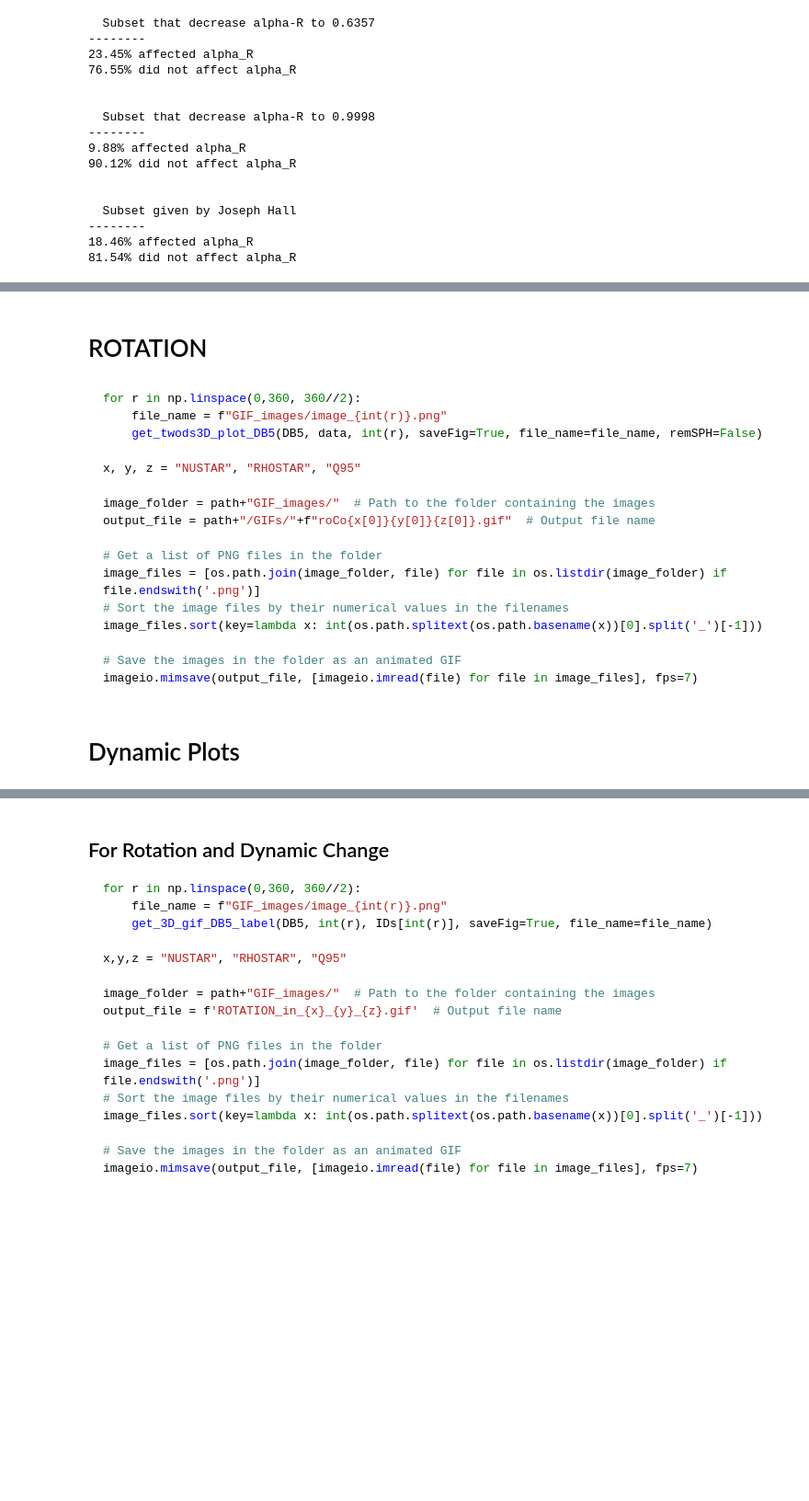
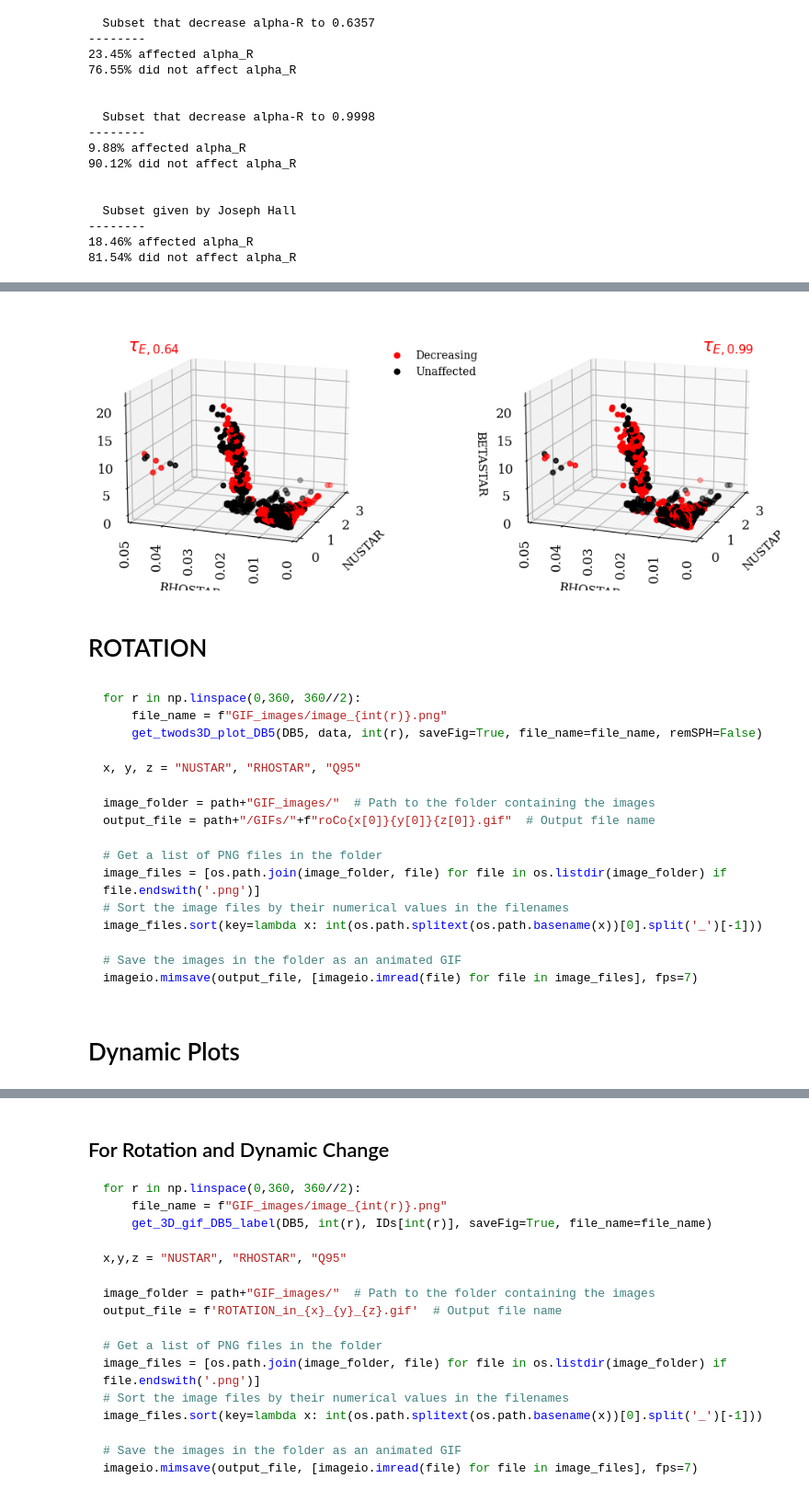
Before and after one commit to Chinnasf/FUSION-EP-Master-Thesis, a Jupyter notebook: Tokamak Interpretation/GIF/RHO_NUSTAR_ ( Q95 | BETASTAR ).ipynb, the cells around one changed output, grey strips where cells are left out. Shown at 92% size. Saved outputs shown, nothing was run; the diff lists cells and outputs as text; code cells hidden in the pictures; blank space fills up the shorter version.

````diff
--- a/Tokamak Interpretation/GIF/RHO_NUSTAR_ ( Q95 | BETASTAR ).ipynb
+++ b/Tokamak Interpretation/GIF/RHO_NUSTAR_ ( Q95 | BETASTAR ).ipynb
@@ -218,40 +123,0 @@ get_twods3D_plot_DB5(DB5, data, 10, saveFig=False, file_name="test", remSPH=True
-# %%
-for r in np.linspace(0,360, 360//2):
-    file_name = f"GIF_images/image_{int(r)}.png"
-    get_twods3D_plot_DB5(DB5, data, int(r), saveFig=True, file_name=file_name, remSPH=True)
-
-x, y, z = "NUSTAR", "RHOSTAR", "Q95"
-
-image_folder = path+"GIF_images/"  # Path to the folder containing the images
-output_file = path+"/GIFs/"+f"roCo{x[0]}{y[0]}{z[0]}_noSPHE.gif"  # Output file name
-
-# Get a list of PNG files in the folder
-image_files = [os.path.join(image_folder, file) for file in os.listdir(image_folder) if file.endswith('.png')]
-# Sort the image files by their numerical values in the filenames
-image_files.sort(key=lambda x: int(os.path.splitext(os.path.basename(x))[0].split('_')[-1]))
-
-# Save the images in the folder as an animated GIF
-imageio.mimsave(output_file, [imageio.imread(file) for file in image_files], fps=7)
-# %% [markdown]
-# ROTATION
-# %% [markdown]
-```Python
-for r in np.linspace(0,360, 360//2):
-    file_name = f"GIF_images/image_{int(r)}.png"
-    get_twods3D_plot_DB5(DB5, data, int(r), saveFig=True, file_name=file_name, remSPH=False)
-
-x, y, z = "NUSTAR", "RHOSTAR", "Q95"
-
-image_folder = path+"GIF_images/"  # Path to the folder containing the images
-output_file = path+"/GIFs/"+f"roCo{x[0]}{y[0]}{z[0]}.gif"  # Output file name
-
-# Get a list of PNG files in the folder
-image_files = [os.path.join(image_folder, file) for file in os.listdir(image_folder) if file.endswith('.png')]
-# Sort the image files by their numerical values in the filenames
-image_files.sort(key=lambda x: int(os.path.splitext(os.path.basename(x))[0].split('_')[-1]))
-
-# Save the images in the folder as an animated GIF
-imageio.mimsave(output_file, [imageio.imread(file) for file in image_files], fps=7)
-```
-# %% [markdown]
-# Dynamic Plots
@@ -257,0 +214,4 @@ imageio.mimsave(output_file, [imageio.imread(file) for file in image_files], fps
+# %%
+get_twods3D_plot_DB5(DB5, data, 200, saveFig=False, file_name="test", remSPH=False)
+# %% [output]
+[figure, added]
@@ -258,3 +235,26 @@ imageio.mimsave(output_file, [imageio.imread(file) for file in image_files], fps
+# %% [markdown]
+# ROTATION
+# %% [markdown]
+```Python
+for r in np.linspace(0,360, 360//2):
+    file_name = f"GIF_images/image_{int(r)}.png"
+    get_twods3D_plot_DB5(DB5, data, int(r), saveFig=True, file_name=file_name, remSPH=False)
+
+x, y, z = "NUSTAR", "RHOSTAR", "Q95"
+
+image_folder = path+"GIF_images/"  # Path to the folder containing the images
+output_file = path+"/GIFs/"+f"roCo{x[0]}{y[0]}{z[0]}.gif"  # Output file name
+
+# Get a list of PNG files in the folder
+image_files = [os.path.join(image_folder, file) for file in os.listdir(image_folder) if file.endswith('.png')]
+# Sort the image files by their numerical values in the filenames
+image_files.sort(key=lambda x: int(os.path.splitext(os.path.basename(x))[0].split('_')[-1]))
+
+# Save the images in the folder as an animated GIF
+imageio.mimsave(output_file, [imageio.imread(file) for file in image_files], fps=7)
+```
+# %% [markdown]
+# Dynamic Plots
 # %%
 # amount: images that the gif will contain
 amount = 360
````
Also changed, not shown: parts of 14 cells of this notebook, 3 other files.
